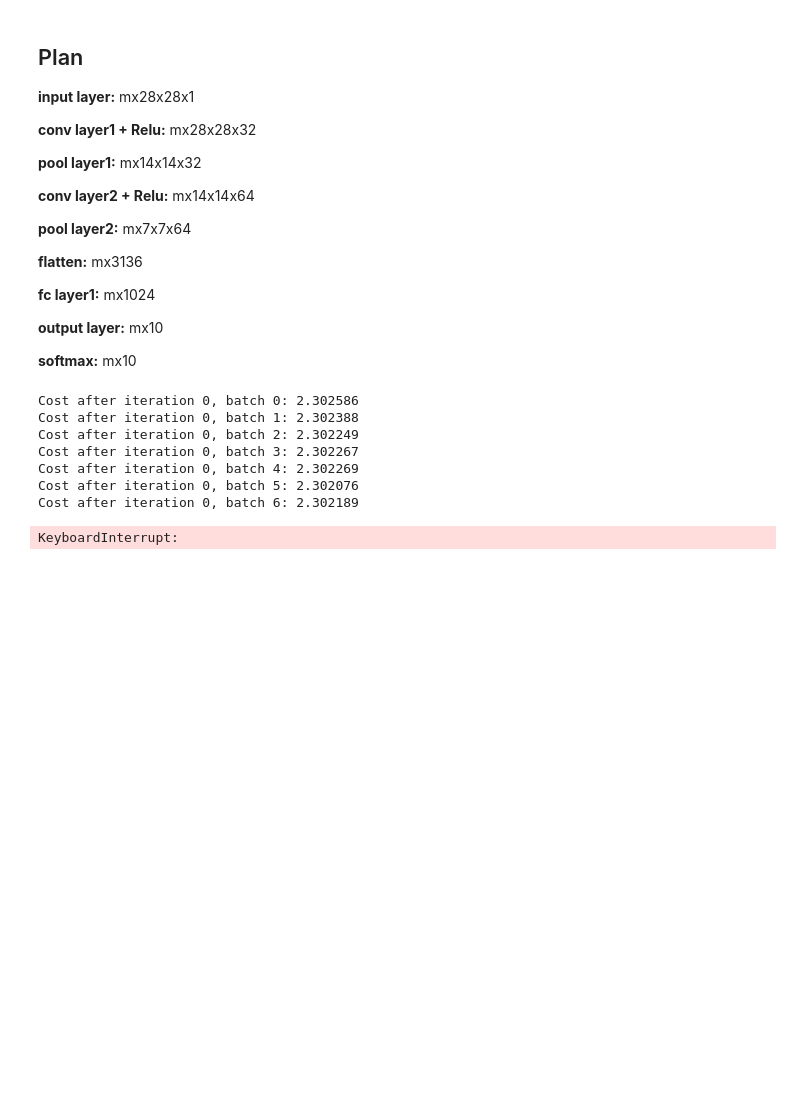
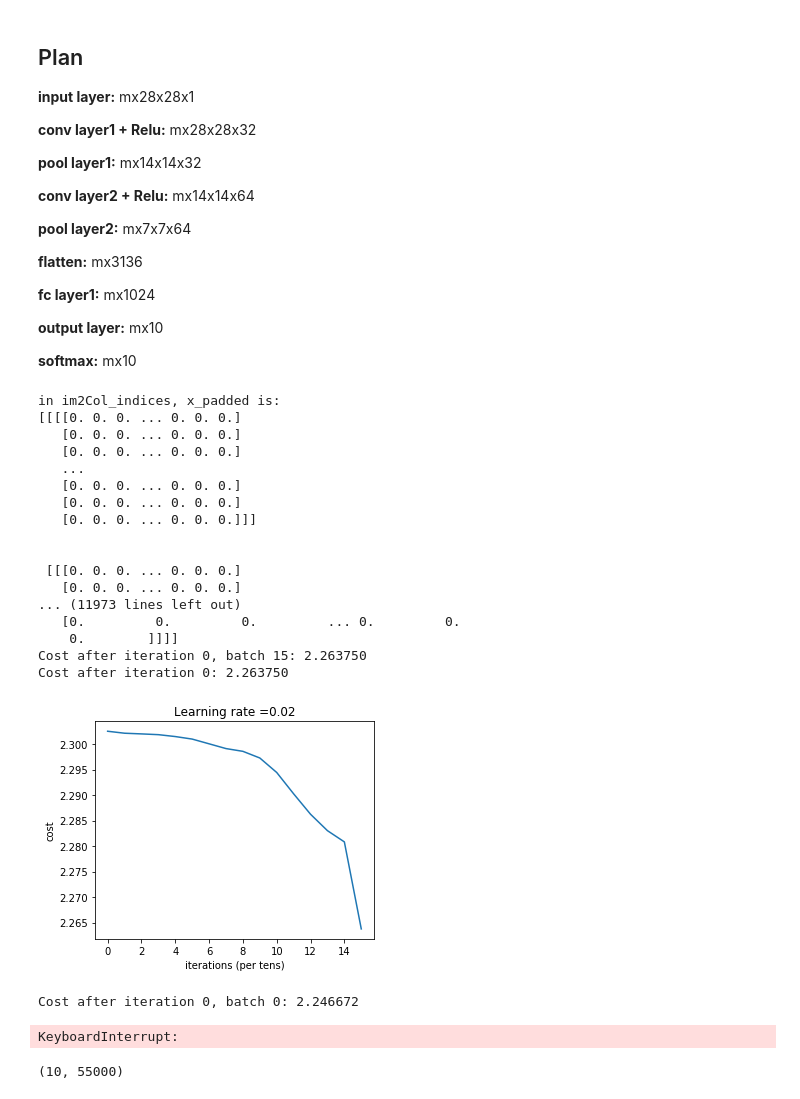
Before and after one commit to wssrcok/DeepLearning, a Jupyter notebook: CNN/cnn_mnist.ipynb, the cells around one changed output. Drawn from its saved outputs; the diff is of its cells as text; code cells hidden in the pictures; blank space fills up the shorter version.

```diff
--- a/CNN/cnn_mnist.ipynb
+++ b/CNN/cnn_mnist.ipynb
@@ -90,14 +93,24 @@ plt.imshow(input_layer[0,:,:,0])
 # %%
 # training model
 filter_dims = [(5,5,1,32),(5,5,32,64)]
 layers_dims = [3136, 1024, classes] #  2-layer model
-parameters, parameters_conv, grads, conv_grads = cnn_model(input_layer[0:1024], train_labels[0:1024], filter_dims, layers_dims, batch_size = 128, learning_rate = 0.01, num_iterations = 5, print_cost = True)
+parameters, parameters_conv, grads, conv_grads = cnn_model(input_layer[0:4096], train_labels[0:4096], filter_dims, layers_dims, batch_size = 256, learning_rate = 0.02, num_iterations = 1, print_cost = True)
 # %% [output]
-Cost after iteration 0, batch 0: 2.302586
-Cost after iteration 0, batch 1: 2.302388
-Cost after iteration 0, batch 2: 2.302249
-Cost after iteration 0, batch 3: 2.302267
-Cost after iteration 0, batch 4: 2.302269
-Cost after iteration 0, batch 5: 2.302076
-Cost after iteration 0, batch 6: 2.302189
+in im2Col_indices, x_padded is:
+[[[[0. 0. 0. ... 0. 0. 0.]
+   [0. 0. 0. ... 0. 0. 0.]
+   [0. 0. 0. ... 0. 0. 0.]
+   ...
+   [0. 0. 0. ... 0. 0. 0.]
+   [0. 0. 0. ... 0. 0. 0.]
+   [0. 0. 0. ... 0. 0. 0.]]]
+
+
+ [[[0. 0. 0. ... 0. 0. 0.]
+   [0. 0. 0. ... 0. 0. 0.]
+... (11973 lines left out)
+   [0.         0.         0.         ... 0.         0.
+    0.        ]]]]
+Cost after iteration 0, batch 15: 2.263750
+Cost after iteration 0: 2.263750
-KeyboardInterrupt:
+[figure, added]
@@ -112,3 +117,6 @@ np.savetxt("conv_para.csv", out, delimiter=",")
 # %%
-# further training on the same model
-#parameters = FC_layer_model(train_data, train_labels, layers_dims, batch_size = 512, parameters = parameters, learning_rate = 0.5, num_iterations = 5, print_cost = True)
+#further training on the same model
+parameters, parameters_conv, grads, conv_grads = cnn_model(input_layer[0:4096], train_labels[:,0:4096], filter_dims, layers_dims, batch_size = 256, learning_rate = 0.002, num_iterations = 1, parameters = parameters, parameters_conv = parameters_conv, print_cost = True)
+# %% [output]
+Cost after iteration 0, batch 0: 2.246672
+KeyboardInterrupt:
@@ -120,0 +123,4 @@ eval_model(eval_data, eval_labels, parameters)
+# %%
+train_labels.shape
+# %% [output]
+(10, 55000)
```
Also changed, not shown: parts of 12 cells of this notebook, 5 other files.
